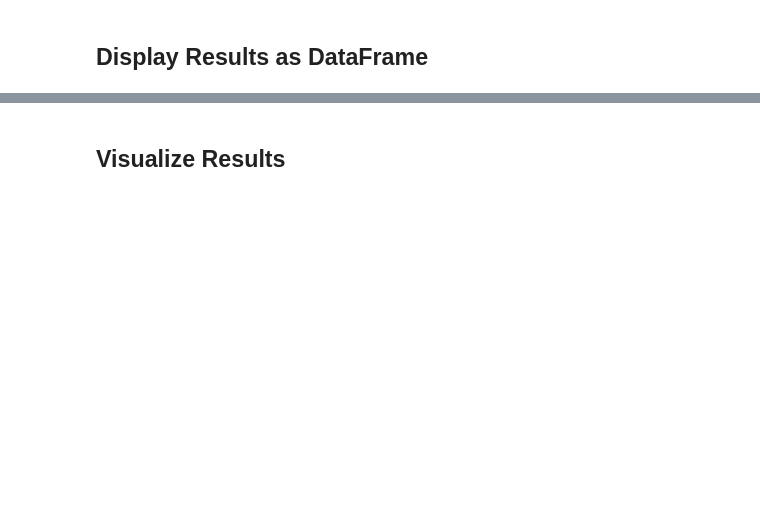
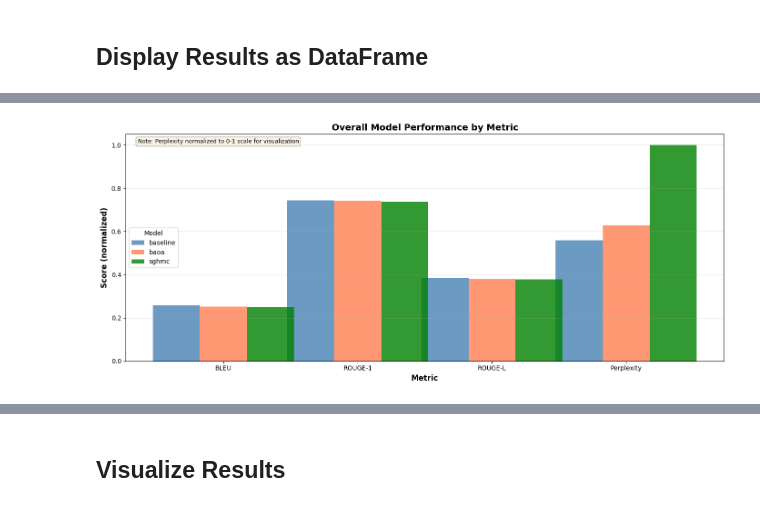
Before and after one commit to ssophiee/adl-bnn-textgen, a Jupyter notebook: src/evaluation/blue_rouge_perplexity_eval.ipynb, the cells around one changed output, grey strips where cells are left out. Saved outputs shown, nothing was run; the diff lists cells and outputs as text; code cells hidden in the pictures; blank space fills up the shorter version.

```diff
--- a/src/evaluation/blue_rouge_perplexity_eval.ipynb
+++ b/src/evaluation/blue_rouge_perplexity_eval.ipynb
@@ -48,7 +48,7 @@ All metrics loaded successfully
 ## Load Generated Texts from JSON
 # %%
 # Path to the generation results JSON
-json_path = Path("llm_results/sample_with_source_with_model_generation_results_testing.json")
+json_path = Path("llm_results/internal_data/with_scores.json")
 
 if not json_path.exists():
     raise FileNotFoundError(f"File not found: {json_path.absolute()}")
@@ -120,7 +126,7 @@ def get_tokenizer(stoi):
         return [ch for ch in text if ch in stoi]
     return custom_tokenizer
 
-def find_prompt_in_data(prompt: str, data, encode_fn, decode_fn, max_search_positions=1000):
+def find_prompt_in_data(prompt: str, data, encode_fn, decode_fn, max_search_positions=1000000):
     """
     Search for the prompt in the data and return the position where it's found.
 
@@ -157,12 +163,13 @@ def extract_references_for_prompts(prompts: List[str], train_data, val_data, enc
     Extract reference continuations from train or validation data for given prompts.
 
     Searches for each prompt in train data first, then validation data, and extracts the following text as reference.
-    Raises an error if prompt is not found in either dataset.
+    Returns both references and the indices of prompts that were successfully found.
     """
     references = []
+    found_indices = []
     not_found_prompts = []
 
-    for prompt in prompts:
+    for idx, prompt in enumerate(prompts):
         # Search for prompt in train data first
         continuation_start = find_prompt_in_data(prompt, train_data, encode_fn, decode_fn, max_search_positions=500000)
         data_source = train_data
@@ -181,6 +188,7 @@ def extract_references_for_prompts(prompts: List[str], train_data, val_data, enc
             ref_tokens = data_source[continuation_start:continuation_start + generation_length]
             reference_text = decode_fn(ref_tokens.tolist()).strip()
             references.append(reference_text)
+            found_indices.append(idx)
         else:
             # Not enough data after prompt
             not_found_prompts.append(prompt)
@@ -195,7 +203,7 @@ def extract_references_for_prompts(prompts: List[str], train_data, val_data, enc
     if not references:
         raise ValueError("No references could be extracted. None of the prompts were found in train or validation data.")
 
-    return references
+    return references, found_indices
 
 def calculate_bleu_score(references: List[str], predictions: List[str], tokenizer):
     """Calculate BLEU score"""
@@ -264,6 +274,10 @@ for sample_id, data in generation_results.items():
     run_name = Path(model_path).parent.name if model_path != 'unknown' else 'unknown'
     model_name = Path(model_path).name.removesuffix("_model.pt") if model_path != 'unknown' else 'unknown'
 
+    if "baseline_model_2k.pt" in model_name:
+        model_name = "baseline"
+    elif model_name.endswith(".pt"):
+        model_name = model_name.removesuffix(".pt")
 
     # Create a key for grouping
     group_key = f"{model_name}_temp{temperature}_topk{top_k}_samples{num_samples}_{run_name}"
@@ -274,6 +288,7 @@ for sample_id, data in generation_results.items():
         'prompt_source': prompt_source,
         'generated_text': data.get('generated_text', ''),
         'model_path': model_path,
+        "model_name": model_name,
         'temperature': temperature,
         'top_k': top_k,
         'num_samples': num_samples
@@ -283,5 +298,6 @@ print(f"Found {len(grouped_data)} unique configurations:")
 for key, items in list(grouped_data.items())[:5]:
     train_count = sum(1 for item in items if item['prompt_source'] == 'train')
     val_count = sum(1 for item in items if item['prompt_source'] == 'val')
+
     print(f"  {key}: {len(items)} samples (train: {train_count}, val: {val_count})")
 # %% [output]
@@ -885,0 +1254,78 @@ baoa_temp0.3_topk10_samples1_run_20251118-124935             1  0.051674  0.2445
+# %%
+# Create single barplot grouped by metric, colored by model
+fig, ax = plt.subplots(1, 1, figsize=(14, 6))
+
+# Extract data for plotting
+models = list(model_stats.keys())
+metrics = ['BLEU', 'ROUGE-1', 'ROUGE-L', 'Perplexity']
+
+# Prepare data for overall metrics
+data_by_metric = []
+for metric in metrics:
+    for model in models:
+        if model_stats[model]['overall']:
+            stats = model_stats[model]['overall']
+            if metric == 'BLEU':
+                value = stats['bleu_mean']
+            elif metric == 'ROUGE-1':
+                value = stats['rouge1_mean']
+            elif metric == 'ROUGE-L':
+                value = stats['rougeL_mean']
+            elif metric == 'Perplexity':
+                value = stats['perplexity_mean']
+
+            data_by_metric.append({
+                'metric': metric,
+                'model': model,
+                'value': value
+            })
+
+# Set up positions for grouped bars
+x = np.arange(len(metrics))
+width = 0.35
+colors = ['steelblue', 'coral', 'green', 'orange', 'purple', 'brown']
+model_colors = {model: colors[i % len(colors)] for i, model in enumerate(models)}
+
+# Plot bars grouped by metric
+for i, model in enumerate(models):
+    model_data = [d['value'] for d in data_by_metric if d['model'] == model]
+
+    # Normalize perplexity to 0-1 scale for visualization (divide by max perplexity)
+    # Keep BLEU and ROUGE as is
+    normalized_values = []
+    for idx, metric in enumerate(metrics):
+        if metric == 'Perplexity':
+            # Scale perplexity to 0-1 range (inverse and normalize)
+            max_perplexity = max([d['value'] for d in data_by_metric if d['metric'] == 'Perplexity'])
+            normalized_values.append(model_data[idx] / max_perplexity)
+        else:
+            normalized_values.append(model_data[idx])
+
+    offset = width * (i - len(models)/2 + 0.5)
+    ax.bar(x + offset, normalized_values, width, label=model, color=model_colors[model], alpha=0.8)
+
+ax.set_xlabel('Metric', fontweight='bold', fontsize=12)
+ax.set_ylabel('Score (normalized)', fontweight='bold', fontsize=12)
+ax.set_title('Overall Model Performance by Metric', fontsize=14, fontweight='bold')
+ax.set_xticks(x)
+ax.set_xticklabels(metrics)
+ax.legend(title='Model')
+ax.grid(axis='y', alpha=0.3)
+
+# Add note about perplexity normalization
+ax.text(0.02, 0.98, 'Note: Perplexity normalized to 0-1 scale for visualization',
+        transform=ax.transAxes, fontsize=9, verticalalignment='top',
+        bbox=dict(boxstyle='round', facecolor='wheat', alpha=0.3))
+
+plt.tight_layout()
+
+# Save figure
+output_dir = Path("evaluation_results")
+output_dir.mkdir(exist_ok=True)
+plt.savefig(output_dir / "model_comparison_overall.png", dpi=300, bbox_inches='tight')
+print(f"Saved plot to {output_dir / 'model_comparison_overall.png'}")
+
+plt.show()
+
+print("Model comparison barplot created successfully")
+# %% [output]
@@ -885,0 +1333 @@ baoa_temp0.3_topk10_samples1_run_20251118-124935             1  0.051674  0.2445
+[figure, added]
```
Also changed, not shown: parts of 15 cells of this notebook, 17 other files.
